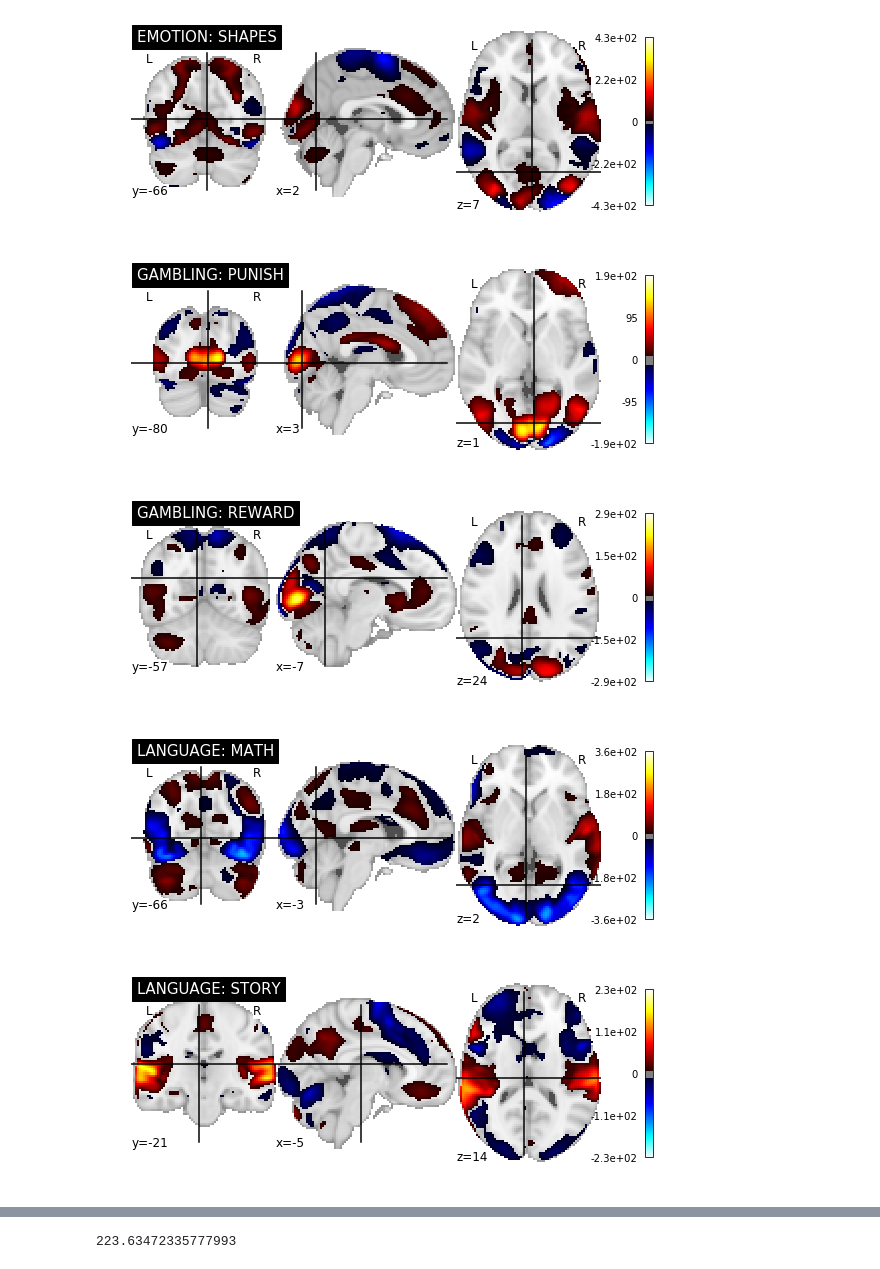
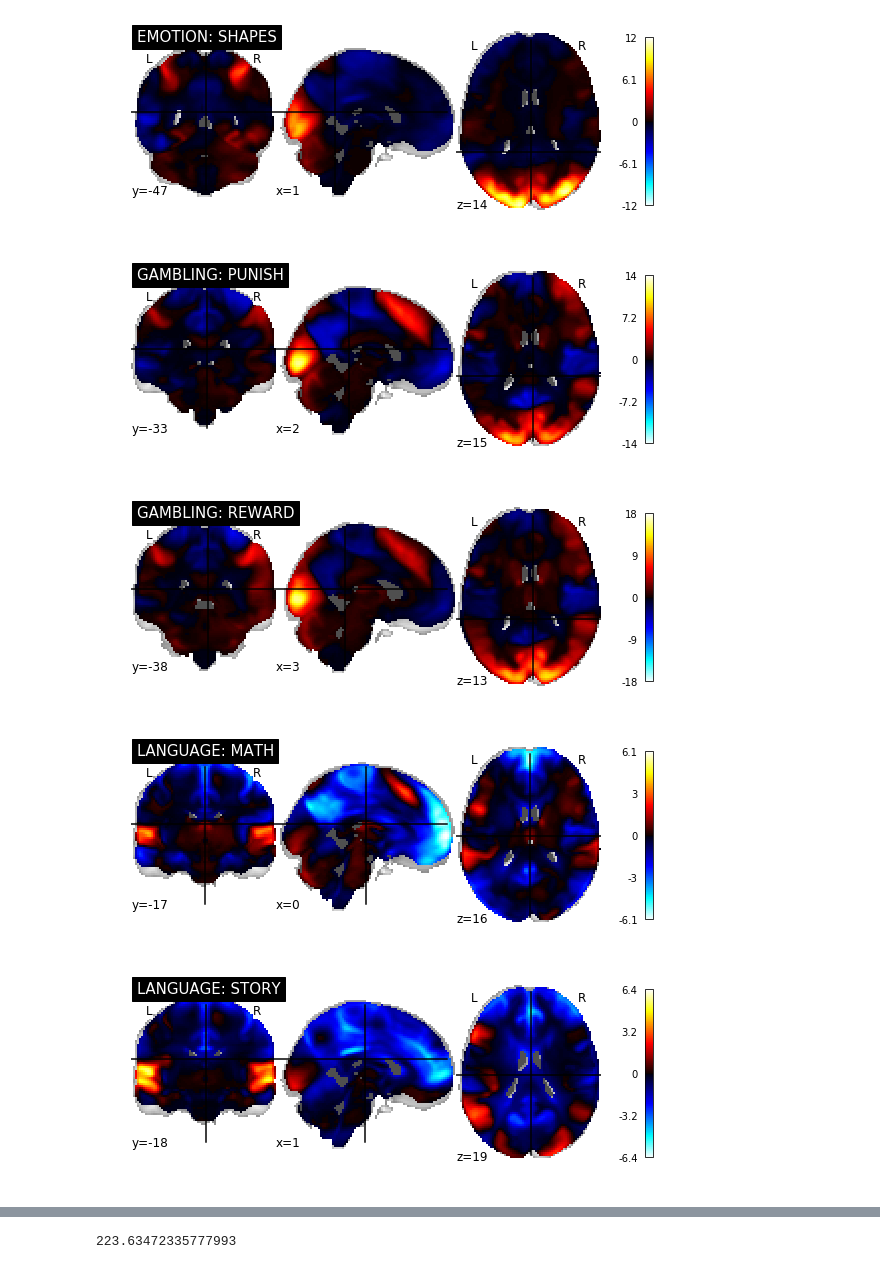
Before and after one commit to arthurmensch/modl, a Jupyter notebook: examples/contrast/analyse_prediction.ipynb, the cells around one changed output, grey strips where cells are left out. Saved outputs shown, nothing was run; the diff lists cells and outputs as text; code cells hidden in the pictures.

```diff
--- a/examples/contrast/analyse_prediction.ipynb
+++ b/examples/contrast/analyse_prediction.ipynb
@@ -70,0 +61,3 @@ Name: match, dtype: float64
+# %%
+first_hcp_subject = prediction.loc['test', 'hcp'].index.get_level_values('subject')[0]
+labels_hcp = prediction.loc[('test', 'hcp', first_hcp_subject), 'true_label']
@@ -71,3 +66,5 @@ Name: match, dtype: float64
+# %%
+labels = labels_hcp
 # %%
 from sklearn.metrics import confusion_matrix
 # %%
@@ -122,12 +118,13 @@ test   EMOTION     FACES        0.962025
 Name: match, dtype: float64
-# %%
-title = pd.read_csv('prediction.csv').loc[:23, ['task', 'contrast']]
 # %%
-titles = ["%s: %s" % (value['task'], value['contrast']) for _, value in title.iterrows()]
+titles = ["%s: %s" % (value[0], value[1]) for value, title in labels.iteritems()]
 # %%
 %matplotlib inline
 from nilearn.plotting import plot_stat_map
 from nilearn.image import index_img
+
+indices = le.transform(labels)
+
 for i, title in zip(indices, titles):
-    plot_stat_map(index_img(imgs, i), title=title, threshold=10)
+    plot_stat_map(index_img(imgs, i), title=title, threshold=0)
 # %% [output]
@@ -135,5 +132,5 @@ for i, title in zip(indices, titles):
-[figure, old version]
+[figure, new version]
-[figure, old version]
+[figure, new version]
-[figure, old version]
+[figure, new version]
-[figure, old version]
+[figure, new version]
-[figure, old version]
+[figure, new version]
```
Also changed, not shown: parts of 16 cells of this notebook, 4 other files.
